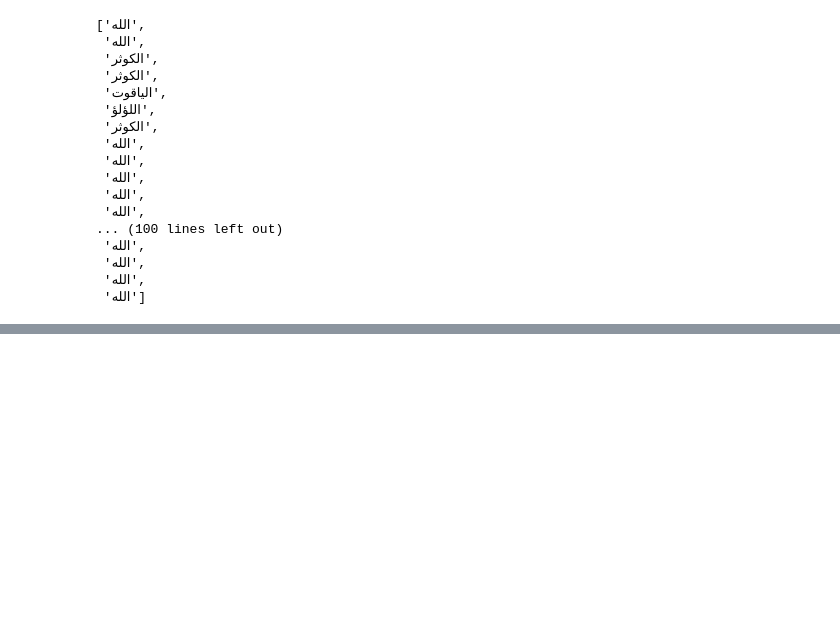
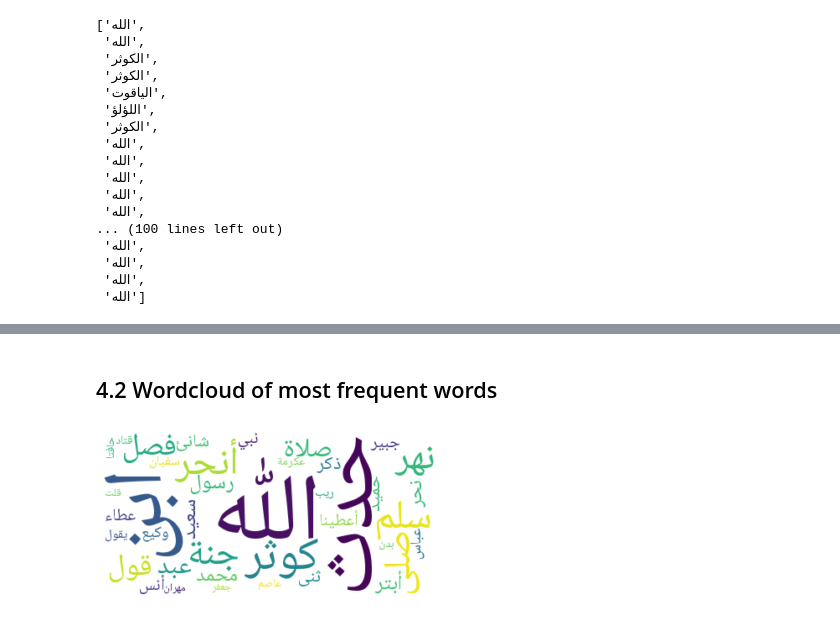
Before and after one commit to apbernhard/altafsir_scraper, a Jupyter notebook: ScrapeBook.ipynb, the cells around one changed output, grey strips where cells are left out. Drawn from its saved outputs; the diff is of its cells as text; code cells hidden in the pictures; blank space fills up the shorter version.

```diff
--- a/ScrapeBook.ipynb
+++ b/ScrapeBook.ipynb
@@ -74,7 +72,7 @@ Will tokenize words by splitting the string on whitespace and punctuation.
 # %%
 from camel_tools.tokenizers.word import simple_word_tokenize
 
-t1s114a1["Tokenized"] = simple_word_tokenize(t1s114a1["TextNormalized"])
+corpus["Tokenized"] = simple_word_tokenize(corpus["TextNormalized"])
 # %% [markdown]
 ### 2.2.2 Morphological tokenization
 The morphological tokenizer expects pre-tokenized text in a list. Therefore run simple_word_tokenize(string) first
@@ -149,7 +147,7 @@ from camel_tools.morphology.analyzer import Analyzer
 db = MorphologyDB.builtin_db("calima-msa-r13")
 analyzer = Analyzer(db)
 
-# create dictionary for every token taking index value in t1s114a1["tokenized"] as key
-t1s114a1_token_analysis = {}
-for i, val in enumerate(t1s114a1["Tokenized"]):
-    t1s114a1_token_analysis[i] = pd.DataFrame(analyzer.analyze(t1s114a1["Tokenized"][i]))
+# create dictionary for every token taking index value in corpus["tokenized"] as key
+corpus_token_analysis = {}
+for i, val in enumerate(corpus["Tokenized"]):
+    corpus_token_analysis[i] = pd.DataFrame(analyzer.analyze(corpus["Tokenized"][i]))
@@ -286,0 +277,26 @@ named_entities["MISC"]
+# %% [markdown]
+## 4.2 Wordcloud of most frequent words
+# %%
+from collections import Counter
+
+from wordcloud import WordCloud          # pip install wordcloud
+import matplotlib.pyplot as plt
+# -- Arabic text dependencies
+from arabic_reshaper import reshape      # pip install arabic-reshaper
+from bidi.algorithm import get_display   # pip install python-bidi
+
+rtl = lambda w: get_display(reshape(f'{w}'))
+
+COUNTS = Counter(corpus["TokenizedMorphStopword"])
+counts = {rtl(k):v for k, v in COUNTS.most_common(40)}
+
+
+
+font_file = './NotoNaskhArabic-Regular.ttf'
+wordcloud = WordCloud(font_path=font_file, background_color="white").generate_from_frequencies(counts)
+wordcloud.to_file("arabic_example.png")
+plt.imshow(wordcloud, interpolation="bilinear")
+plt.axis("off")
+plt.show()
+# %% [output]
+[figure, added]
```
Also changed, not shown: parts of 21 cells of this notebook, 2 other files.
